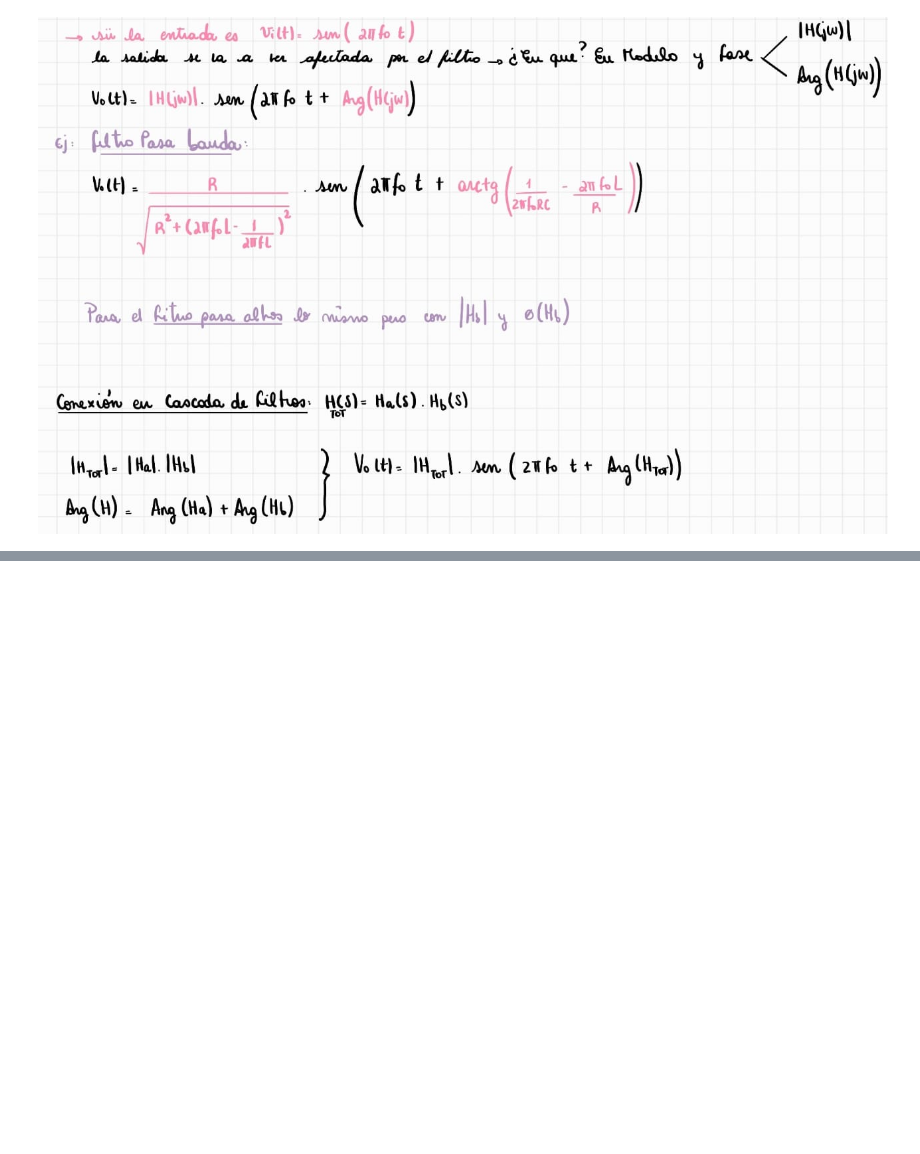
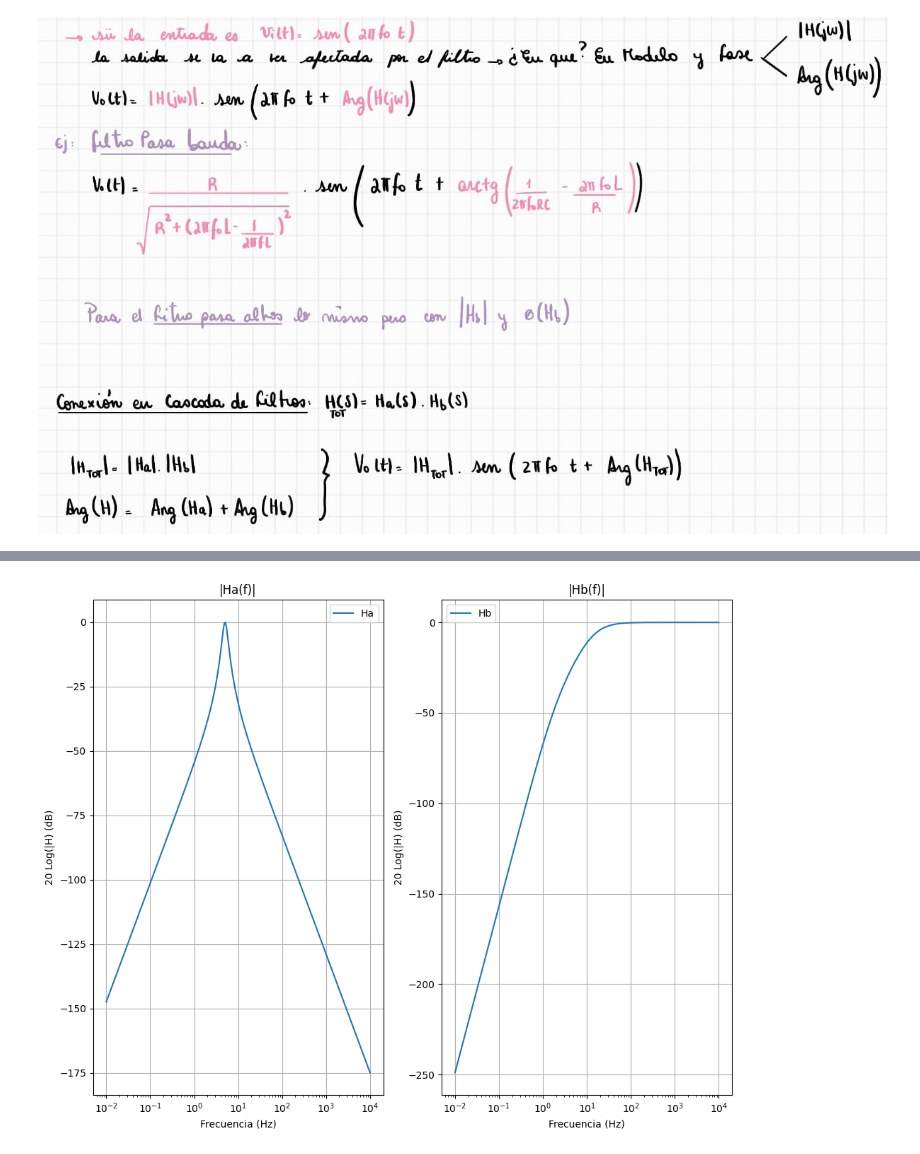
Before and after one commit to smithcamila2003/APS, a Jupyter notebook: TS2.ipynb, the cells around one changed output, grey strips where cells are left out. Saved outputs shown, nothing was run; the diff lists cells and outputs as text; code cells hidden in the pictures; blank space fills up the shorter version.

```diff
--- a/TS2.ipynb
+++ b/TS2.ipynb
@@ -232,0 +240,27 @@ Image(filename=r'C:\Users\Notebook\Desktop\Smith APS\Bonus.jpeg')
+# %%
+import numpy as np
+import matplotlib.pyplot as plt
+R=10
+L=1
+C=0.001
+f=np.logspace(-2,4,400)
+w=2*np.pi*f
+Ha_mod=R/np.sqrt(R**2+(w*L-1/(w*C))**2)
+Hb_mod=(w**2*L*R*C)/np.sqrt((R-w**2*L*R*C)**2+(w*L)**2)
+fig,axs=plt.subplots(1,2,figsize=(10,8))
+axs[0].semilogx(f,20*np.log(Ha_mod))
+axs[0].set_title('|Ha(f)|')
+axs[0].set_xlabel('Frecuencia (Hz)')
+axs[0].set_ylabel('20 Log(|H) (dB)')
+axs[0].grid()
+axs[0].legend(['Ha'])
+axs[1].semilogx(f,20*np.log(Hb_mod))
+axs[1].set_title('|Hb(f)|')
+axs[1].set_xlabel('Frecuencia (Hz)')
+axs[1].set_ylabel('20 Log(|H) (dB)')
+axs[1].grid()
+axs[1].legend(['Hb'])
+plt.tight_layout()
+plt.show()
+# %% [output]
+[figure, added]
```
Also changed, not shown: parts of 1 cell of this notebook.
